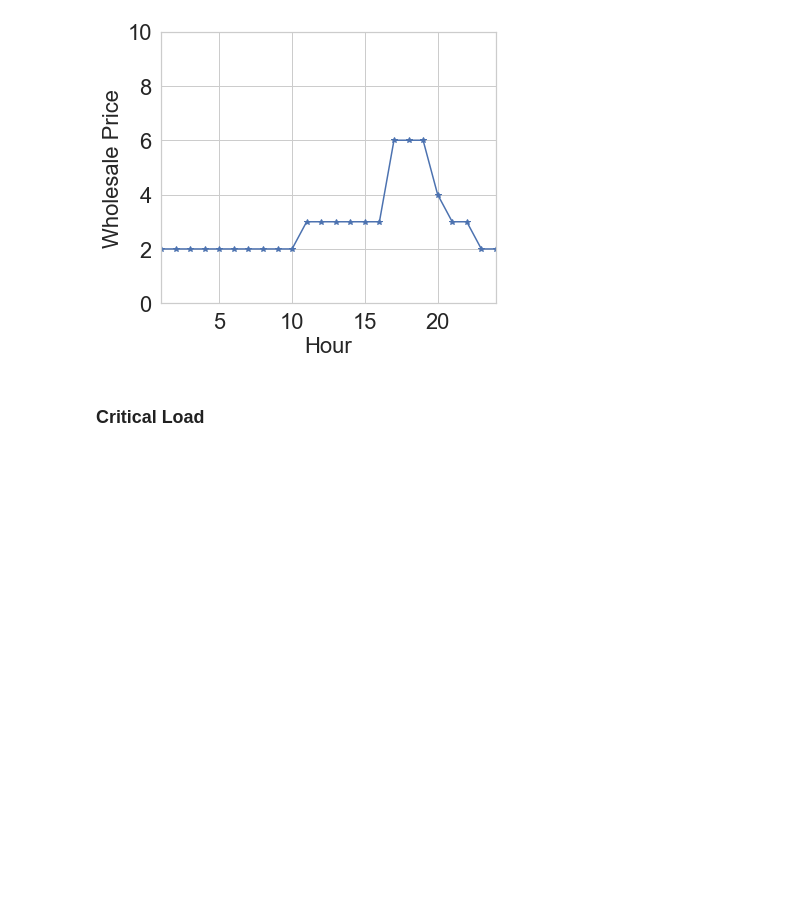
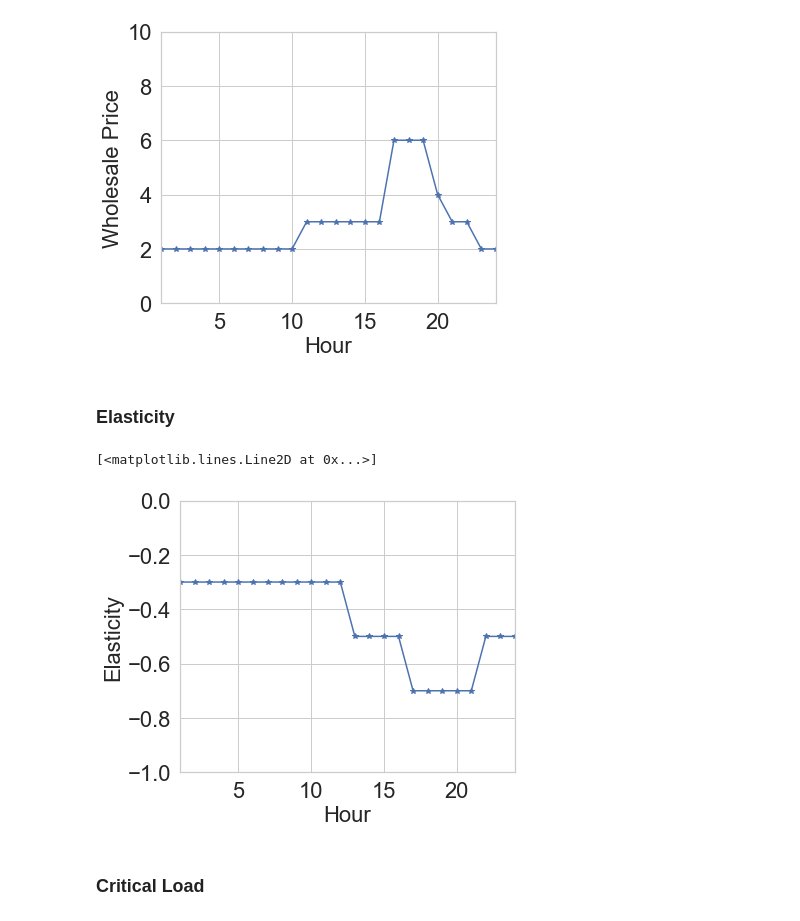
Before and after one commit to kadysongbb/efficient-wpo, a Jupyter notebook: discrete_control/view_setup_and_retail_price_EM.ipynb, the cells around one changed output. Saved outputs shown, nothing was run; the diff lists cells and outputs as text; code cells hidden in the pictures; blank space fills up the shorter version.

Commit message:
add plot

```diff
--- a/discrete_control/view_setup_and_retail_price_EM.ipynb
+++ b/discrete_control/view_setup_and_retail_price_EM.ipynb
@@ -25,6 +25,24 @@ plt.plot(x, wholesale_price, marker = '*')
 # %% [output]
 [<matplotlib.lines.Line2D at 0x...>]
 [figure]
+# %% [markdown]
+### Elasticity
+# %%
+ax = plt.subplot(111)
+plt.ylabel('Elasticity', fontsize=22)
+plt.xlabel('Hour', fontsize=22)
+plt.xticks(fontsize=22)
+plt.yticks(fontsize=22)
+plt.xlim(1,24)
+plt.ylim(-1,0)
+plt.locator_params(axis="x", nbins=5)
+
+x = np.arange(1,25,1)
+elasticity = np.asarray([-0.3,-0.3,-0.3,-0.3,-0.3,-0.3,-0.3,-0.3,-0.3,-0.3,-0.3,-0.3,-0.5,-0.5,-0.5,-0.5,-0.7,-0.7,-0.7,-0.7,-0.7,-0.5,-0.5,-0.5])
+plt.plot(x, elasticity, marker = '*')
+# %% [output]
+[<matplotlib.lines.Line2D at 0x...>]
+[figure, added]
 # %% [markdown]
 ### Critical Load
 # %%
```
Also changed, not shown: parts of 1 cell of this notebook.
